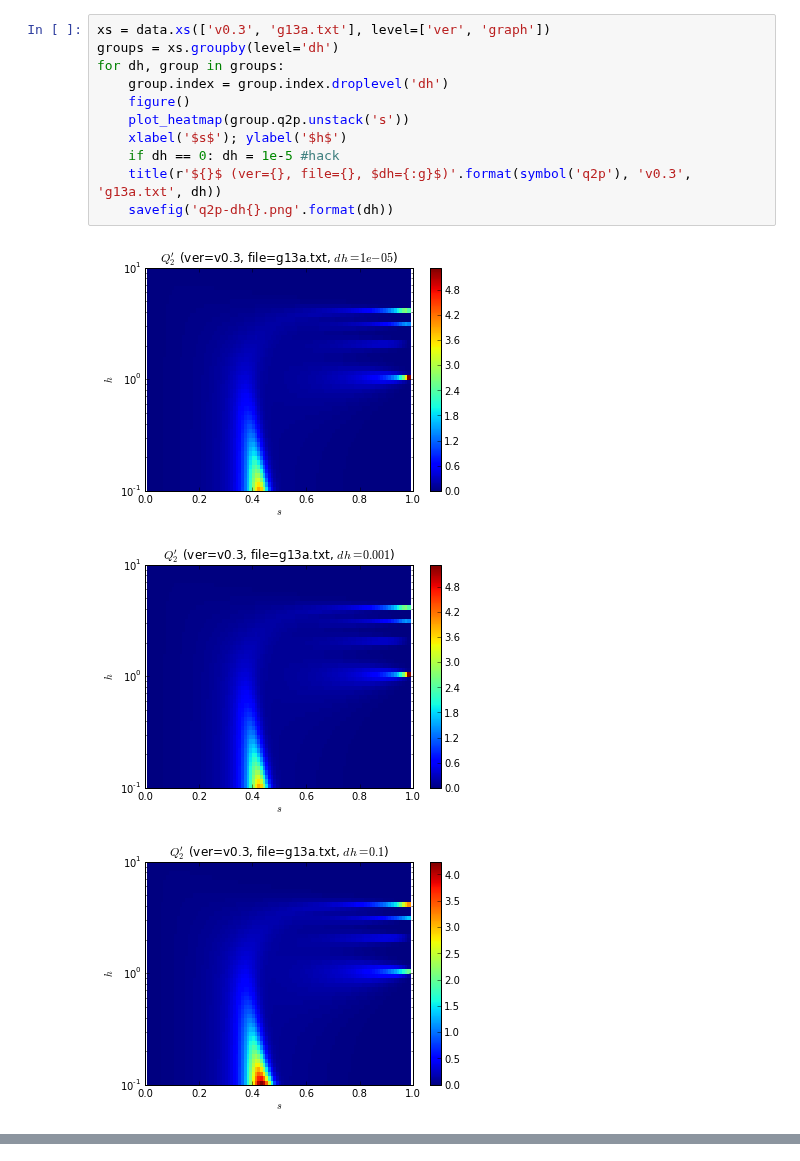
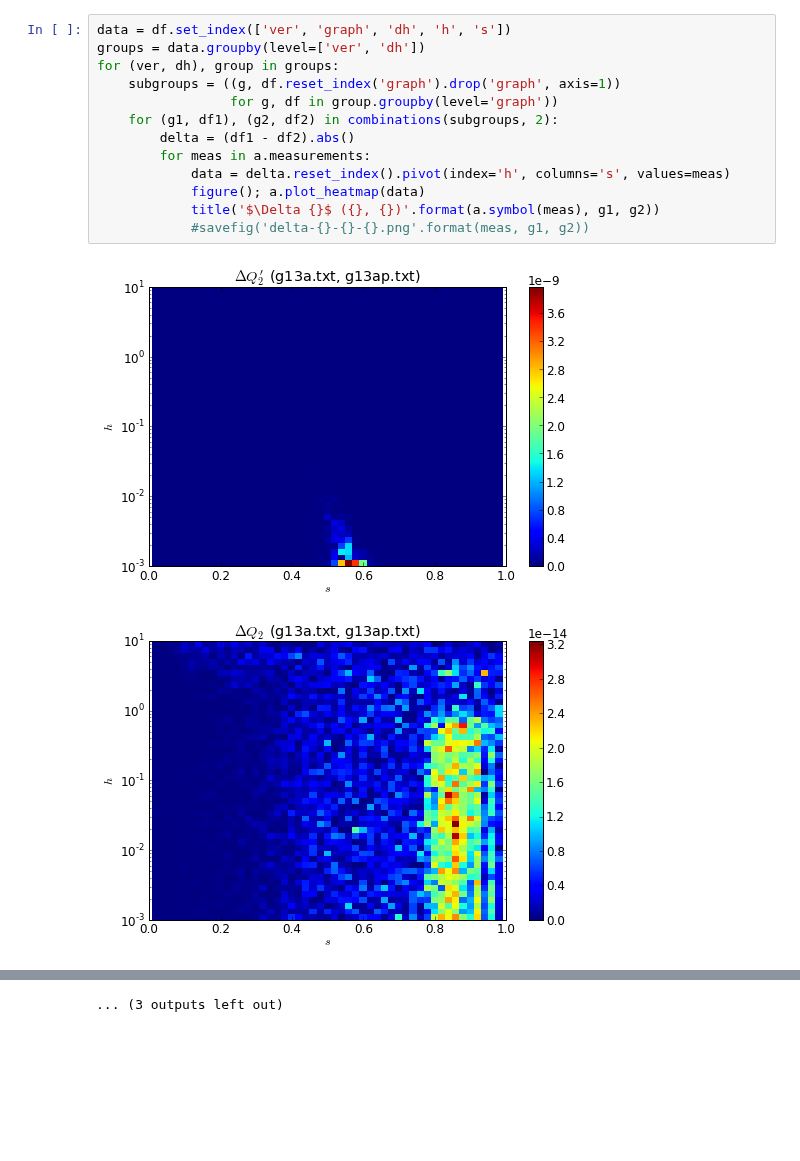
Before and after one commit to mcwitt/quantum-graph-isomorphism, a Jupyter notebook: analysis/arpack.ipynb, the cells around one changed output, grey strips where cells are left out. Saved outputs shown, nothing was run; the diff lists cells and outputs as text; blank space fills up the shorter version.

```diff
--- a/analysis/arpack.ipynb
+++ b/analysis/arpack.ipynb
@@ -146,15 +96,16 @@ for ver, group in groups:
-# %%
-xs = data.xs(['v0.3', 'g13a.txt'], level=['ver', 'graph'])
-groups = xs.groupby(level='dh')
-for dh, group in groups:
-    group.index = group.index.droplevel('dh')
-    figure()
-    plot_heatmap(group.q2p.unstack('s'))
-    xlabel('$s$'); ylabel('$h$')
-    if dh == 0: dh = 1e-5 #hack
-    title(r'${}$ (ver={}, file={}, $dh={:g}$)'.format(symbol('q2p'), 'v0.3', 'g13a.txt', dh))
-    savefig('q2p-dh{}.png'.format(dh))
-# %% [output]
-[figure, removed]
-[figure, removed]
-[figure, removed]
+# %%
+data = df.set_index(['ver', 'graph', 'dh', 'h', 's'])
+groups = data.groupby(level=['ver', 'dh'])
+for (ver, dh), group in groups:
+    subgroups = ((g, df.reset_index('graph').drop('graph', axis=1))
+                 for g, df in group.groupby(level='graph'))
+    for (g1, df1), (g2, df2) in combinations(subgroups, 2):
+        delta = (df1 - df2).abs()
+        for meas in a.measurements:
+            data = delta.reset_index().pivot(index='h', columns='s', values=meas)
+            figure(); a.plot_heatmap(data)
+            title('$\Delta {}$ ({}, {})'.format(a.symbol(meas), g1, g2))
+            #savefig('delta-{}-{}-{}.png'.format(meas, g1, g2))
+# %% [output]
+[figure, added]
+[figure, added]
@@ -160,0 +122 @@ for dh, group in groups:
+... (3 outputs left out)
```
Also changed, not shown: parts of 19 cells of this notebook, 3 other files.
